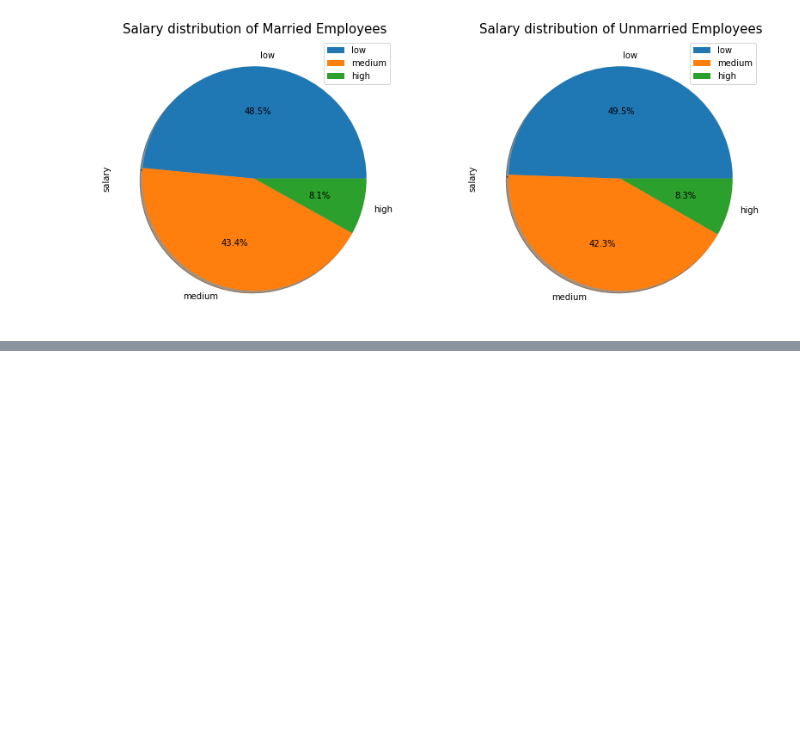
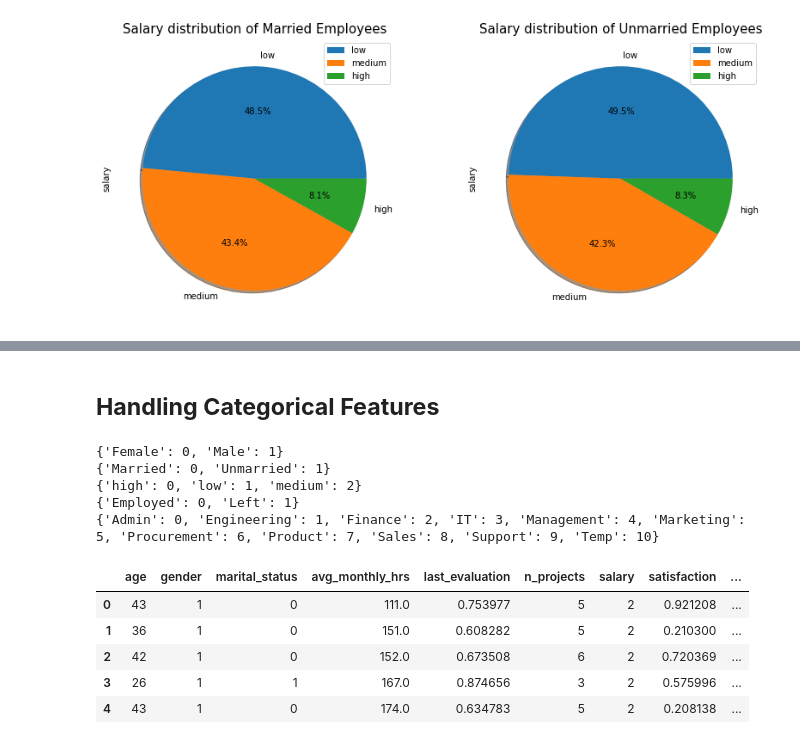
Before and after one commit to bhupeshmahara/INSAID-GCD-Capstone, a Jupyter notebook: 1005_GCD_Capstone_Project_Bhupesh.ipynb, the cells around one changed output, grey strips where cells are left out. Drawn from its saved outputs; the diff is of its cells as text; code cells hidden in the pictures; blank space fills up the shorter version.

```diff
--- a/1005_GCD_Capstone_Project_Bhupesh.ipynb
+++ b/1005_GCD_Capstone_Project_Bhupesh.ipynb
@@ -658,0 +668,2 @@ plt.show()
+# %% [markdown]
+## __Handling Categorical Features__
@@ -658,0 +672,39 @@ plt.show()
+# %%
+# label encode the cateorical features
+
+le = LabelEncoder()
+
+df_final['gender'] = le.fit_transform(df_final['gender'])
+le_name_mapping = dict(zip(le.classes_, le.transform(le.classes_)))
+print(le_name_mapping)
+
+df_final['marital_status'] = le.fit_transform(df_final['marital_status'])
+le_name_mapping = dict(zip(le.classes_, le.transform(le.classes_)))
+print(le_name_mapping)
+
+df_final['salary'] = le.fit_transform(df_final['salary'])
+le_name_mapping = dict(zip(le.classes_, le.transform(le.classes_)))
+print(le_name_mapping)
+
+df_final['status'] = le.fit_transform(df_final['status'])
+le_name_mapping = dict(zip(le.classes_, le.transform(le.classes_)))
+print(le_name_mapping)
+
+df_final['dept_name'] = le.fit_transform(df_final['dept_name'])
+le_name_mapping = dict(zip(le.classes_, le.transform(le.classes_)))
+print(le_name_mapping)
+# %% [output]
+{'Female': 0, 'Male': 1}
+{'Married': 0, 'Unmarried': 1}
+{'high': 0, 'low': 1, 'medium': 2}
+{'Employed': 0, 'Left': 1}
+{'Admin': 0, 'Engineering': 1, 'Finance': 2, 'IT': 3, 'Management': 4, 'Marketing': 5, 'Procurement': 6, 'Product': 7, 'Sales': 8, 'Support': 9, 'Temp': 10}
+# %%
+df_final.head()
+# %% [output]
+|  | age | gender | marital_status | avg_monthly_hrs | last_evaluation | n_projects | salary | satisfaction | ... |
+| 0 | 43 | 1 | 0 | 111.0 | 0.753977 | 5 | 2 | 0.921208 | ... |
+| 1 | 36 | 1 | 0 | 151.0 | 0.608282 | 5 | 2 | 0.210300 | ... |
+| 2 | 42 | 1 | 0 | 152.0 | 0.673508 | 6 | 2 | 0.720369 | ... |
+| 3 | 26 | 1 | 1 | 167.0 | 0.874656 | 3 | 2 | 0.575996 | ... |
+| 4 | 43 | 1 | 0 | 174.0 | 0.634783 | 5 | 2 | 0.208138 | ... |
```
Also changed, not shown: parts of 38 cells of this notebook.
